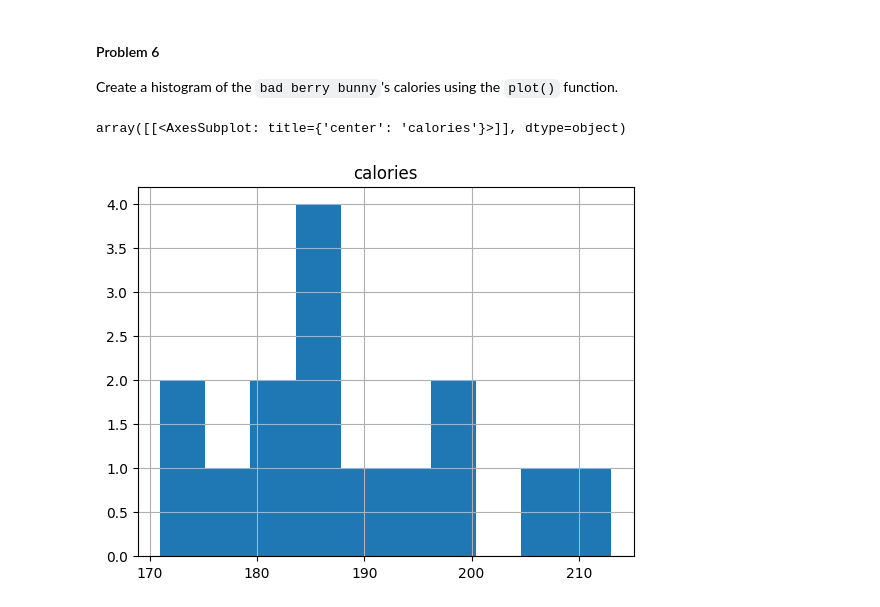
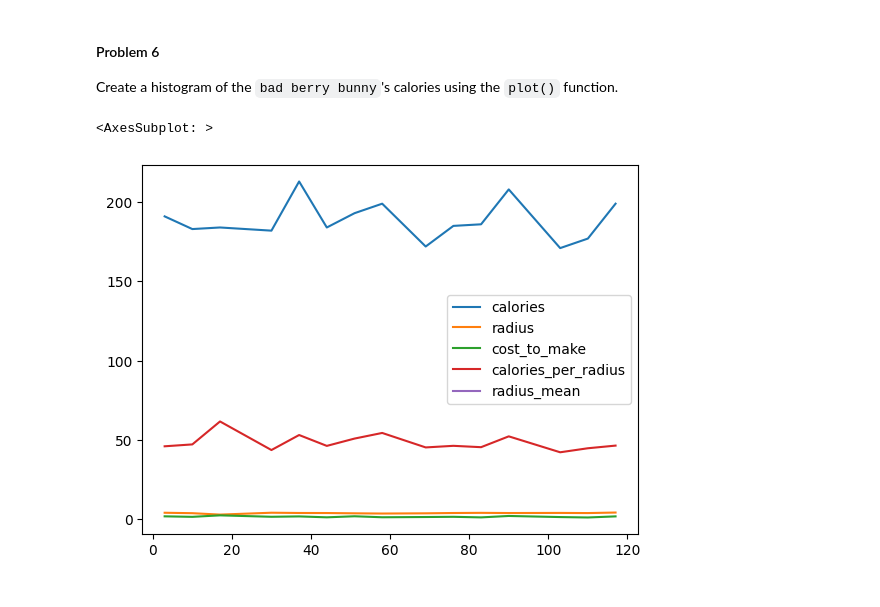
Before and after one commit to gallettilance/CS506-Spring2023, a Jupyter notebook: labs/02-lab/lab02.ipynb, the cells around one changed output. Drawn from its saved outputs; the diff is of its cells as text; code cells hidden in the pictures.

```diff
--- a/labs/02-lab/lab02.ipynb
+++ b/labs/02-lab/lab02.ipynb
@@ -348,7 +348,7 @@ Create a histogram of the `bad berry bunny`'s calories using the `plot()` functi
 # %%
 #Add your code here
 bbb = cookies[cookies['cookie'] == 'bbb']
-bbb.hist(column='calories')
+bbb.plot()
 # %% [output]
-array([[<AxesSubplot: title={'center': 'calories'}>]], dtype=object)
+<AxesSubplot: >
-[figure, old version]
+[figure, new version]
```
